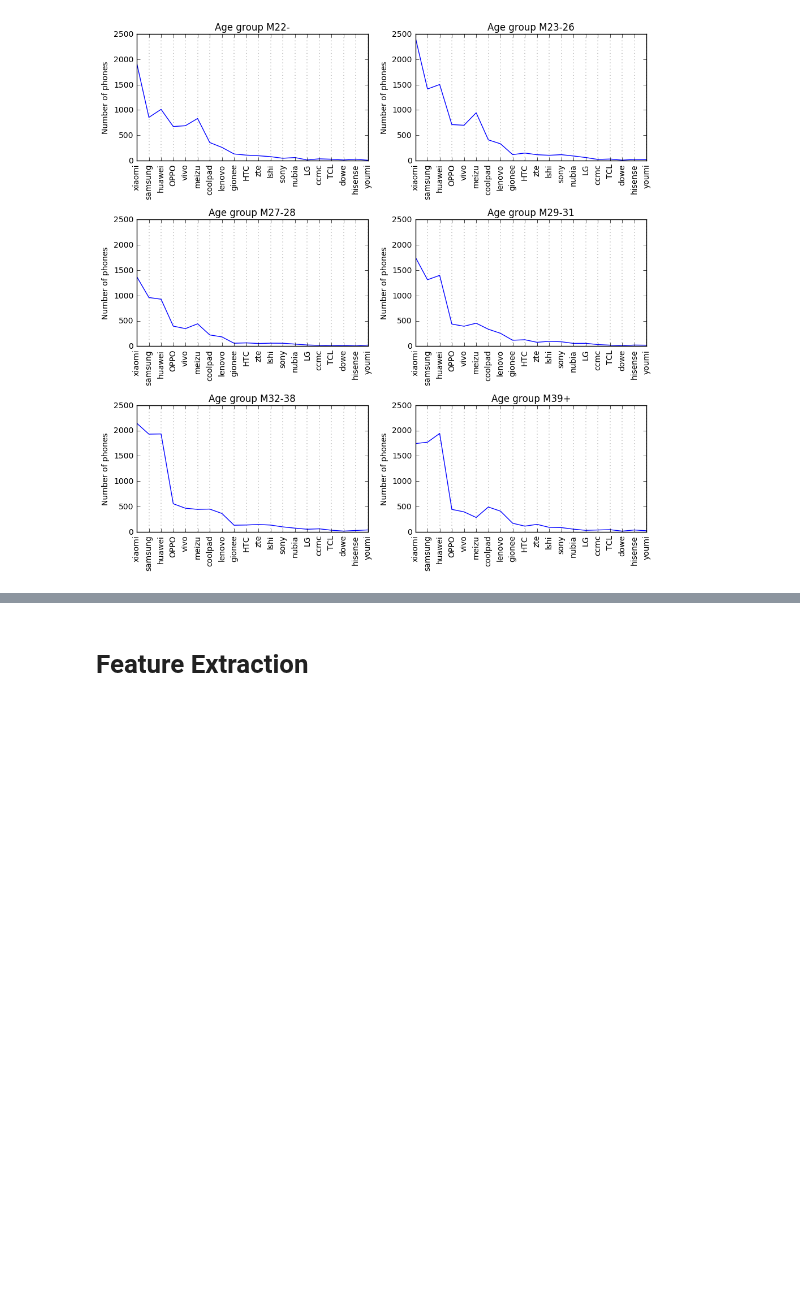
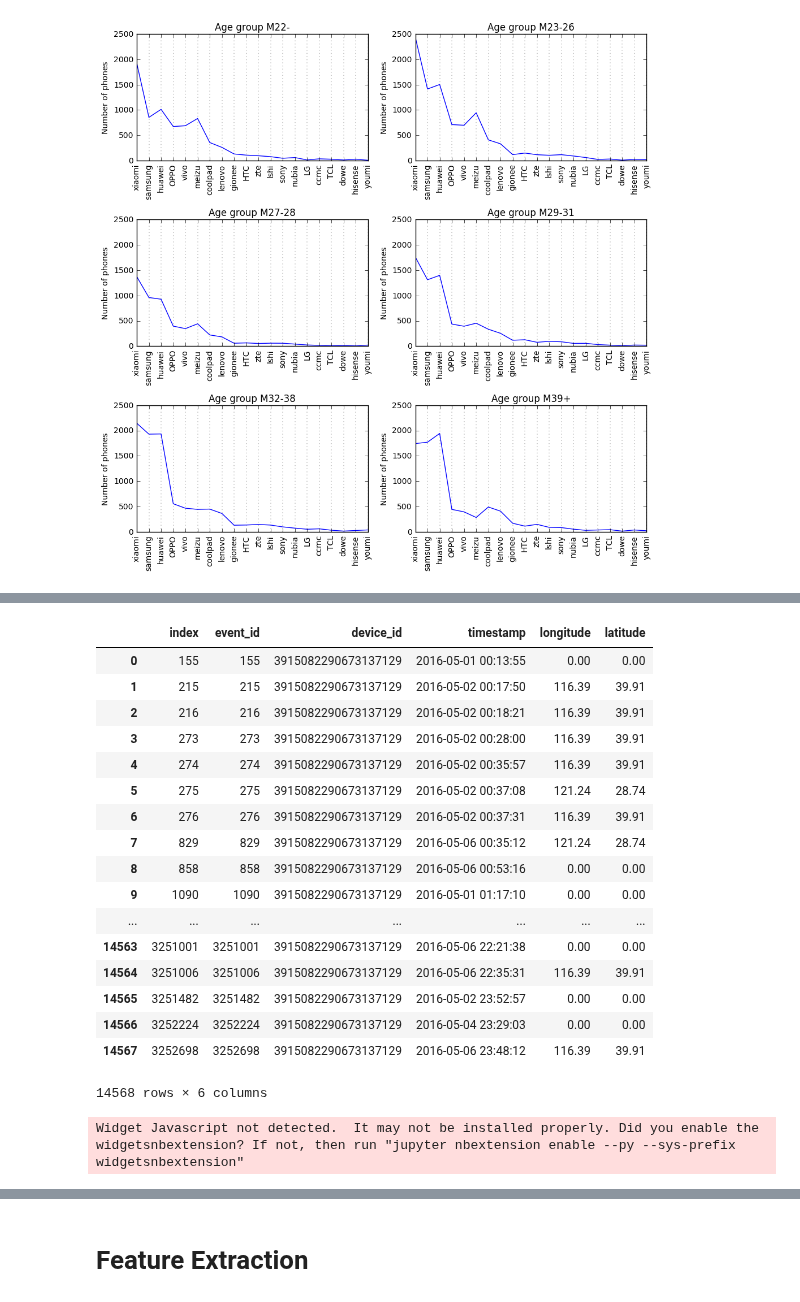
Before and after one commit to timgrossmann/data_mining, a Jupyter notebook: gender_age_prep/VersuchMobileUsers.ipynb, the cells around one changed output, grey strips where cells are left out. Saved outputs shown, nothing was run; the diff lists cells and outputs as text; code cells hidden in the pictures; blank space fills up the shorter version.

Commit message:
merged with spatio temporale analysis

```diff
--- a/gender_age_prep/VersuchMobileUsers.ipynb
+++ b/gender_age_prep/VersuchMobileUsers.ipynb
@@ -412,0 +419,43 @@ Bei den älteren Frauen ab 33 kann man eine vergleichsweise hohe Beliebtheit seh
+# %%
+import gmaps
+import gmaps.datasets
+import pandas as pd
+from IPython.display import display
+from sqlalchemy import create_engine
+
+
+disk_engine = create_engine('sqlite:///age_gender_data.db')
+gmaps.configure(api_key="AIzaSyClpaNzafIHGEzy8Uqs9p2NUwU-PK1qcSs") # Your Google API key
+
+df = pd.read_sql_query('SELECT * FROM events WHERE device_id = "3915082290673137129"', disk_engine)
+# df2 = pd.read_sql_query('SELECT * FROM app_events', disk_engine)
+
+# pd.merge(df, df2, on=['event_id','event_'],how="left")
+
+display(df)
+
+points = zip(df.latitude, df.longitude)
+
+m = gmaps.Map()
+m.add_layer(gmaps.Heatmap(data=points))
+m
+# %% [output]
+|  | index | event_id | device_id | timestamp | longitude | latitude |
+| 0 | 155 | 155 | 3915082290673137129 | 2016-05-01 00:13:55 | 0.00 | 0.00 |
+| 1 | 215 | 215 | 3915082290673137129 | 2016-05-02 00:17:50 | 116.39 | 39.91 |
+| 2 | 216 | 216 | 3915082290673137129 | 2016-05-02 00:18:21 | 116.39 | 39.91 |
+| 3 | 273 | 273 | 3915082290673137129 | 2016-05-02 00:28:00 | 116.39 | 39.91 |
+| 4 | 274 | 274 | 3915082290673137129 | 2016-05-02 00:35:57 | 116.39 | 39.91 |
+| 5 | 275 | 275 | 3915082290673137129 | 2016-05-02 00:37:08 | 121.24 | 28.74 |
+| 6 | 276 | 276 | 3915082290673137129 | 2016-05-02 00:37:31 | 116.39 | 39.91 |
+| 7 | 829 | 829 | 3915082290673137129 | 2016-05-06 00:35:12 | 121.24 | 28.74 |
+| 8 | 858 | 858 | 3915082290673137129 | 2016-05-06 00:53:16 | 0.00 | 0.00 |
+| 9 | 1090 | 1090 | 3915082290673137129 | 2016-05-01 01:17:10 | 0.00 | 0.00 |
+| ... | ... | ... | ... | ... | ... | ... |
+| 14563 | 3251001 | 3251001 | 3915082290673137129 | 2016-05-06 22:21:38 | 0.00 | 0.00 |
+| 14564 | 3251006 | 3251006 | 3915082290673137129 | 2016-05-06 22:35:31 | 116.39 | 39.91 |
+| 14565 | 3251482 | 3251482 | 3915082290673137129 | 2016-05-02 23:52:57 | 0.00 | 0.00 |
+| 14566 | 3252224 | 3252224 | 3915082290673137129 | 2016-05-04 23:29:03 | 0.00 | 0.00 |
+| 14567 | 3252698 | 3252698 | 3915082290673137129 | 2016-05-06 23:48:12 | 116.39 | 39.91 |
+14568 rows × 6 columns
+Widget Javascript not detected.  It may not be installed properly. Did you enable the widgetsnbextension? If not, then run "jupyter nbextension enable --py --sys-prefix widgetsnbextension"
```
Also changed, not shown: parts of 18 cells of this notebook.
